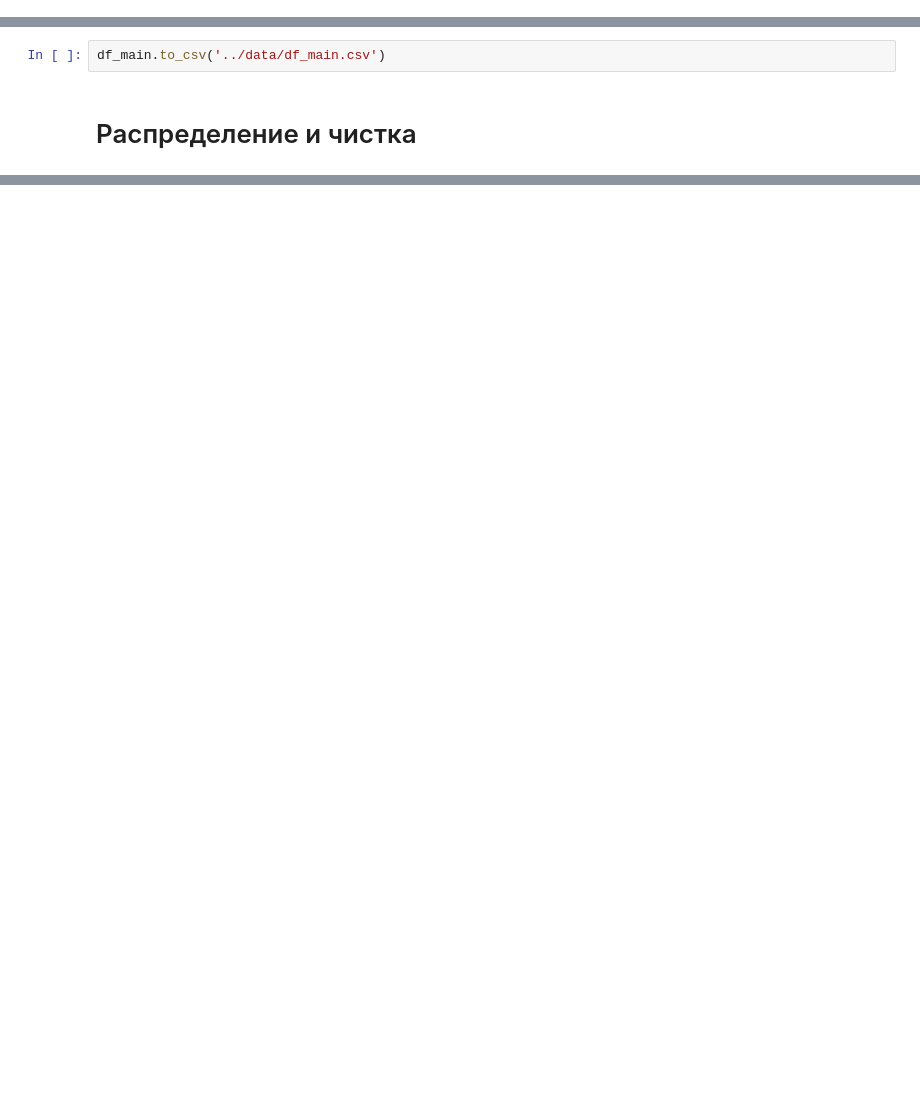
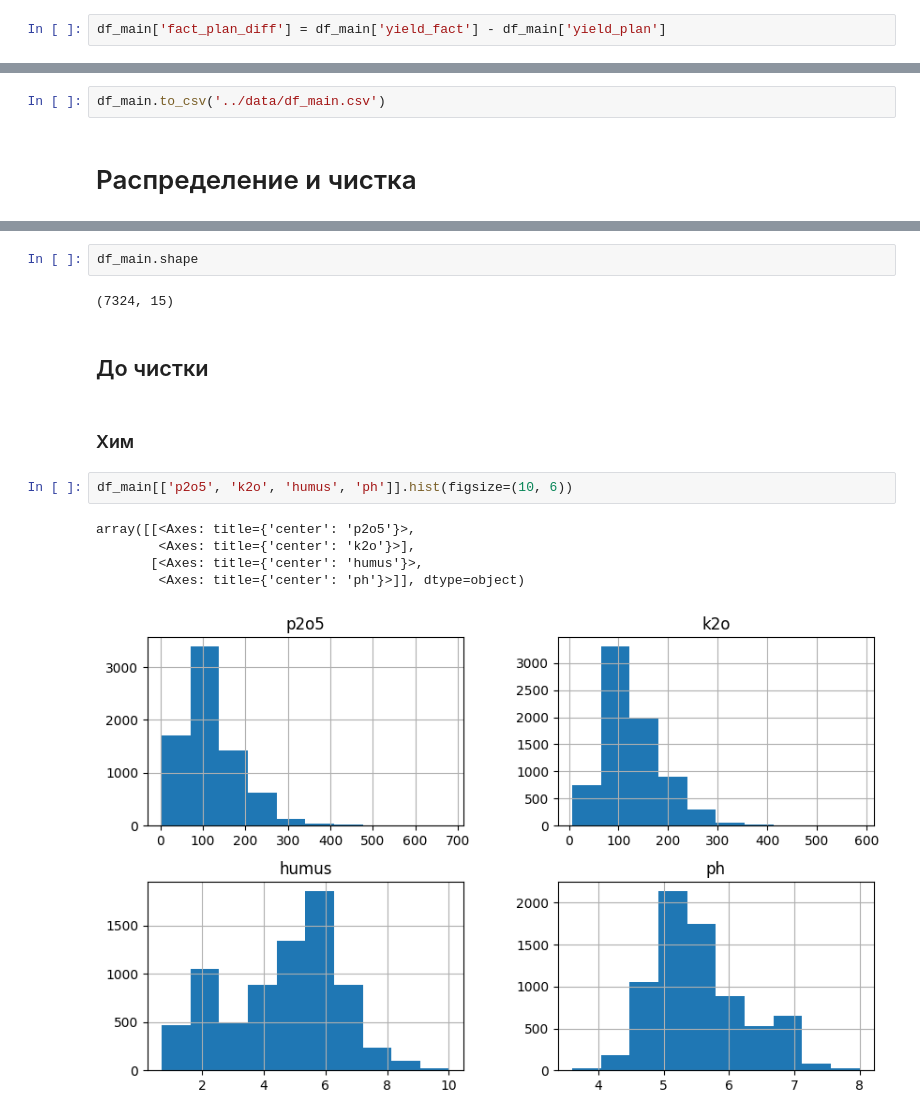
Before and after one commit to VladSunny/DANO_EKONIVA, a Jupyter notebook: notebooks/reborn.ipynb, the cells around one changed output, grey strips where cells are left out. Drawn from its saved outputs; the diff is of its cells as text; blank space fills up the shorter version.

```diff
--- a/notebooks/reborn.ipynb
+++ b/notebooks/reborn.ipynb
@@ -427,0 +410,2 @@ dtype: int64
+# %%
+df_main['fact_plan_diff'] = df_main['yield_fact'] - df_main['yield_plan']
@@ -431,0 +434,16 @@ df_main.to_csv('../data/df_main.csv')
+# %%
+df_main.shape
+# %% [output]
+(7324, 15)
+# %% [markdown]
+## До чистки
+# %% [markdown]
+### Хим
+# %%
+df_main[['p2o5', 'k2o', 'humus', 'ph']].hist(figsize=(10, 6))
+# %% [output]
+array([[<Axes: title={'center': 'p2o5'}>,
+        <Axes: title={'center': 'k2o'}>],
+       [<Axes: title={'center': 'humus'}>,
+        <Axes: title={'center': 'ph'}>]], dtype=object)
+[figure, added]
```
Also changed, not shown: parts of 40 cells of this notebook, 2 other files.
